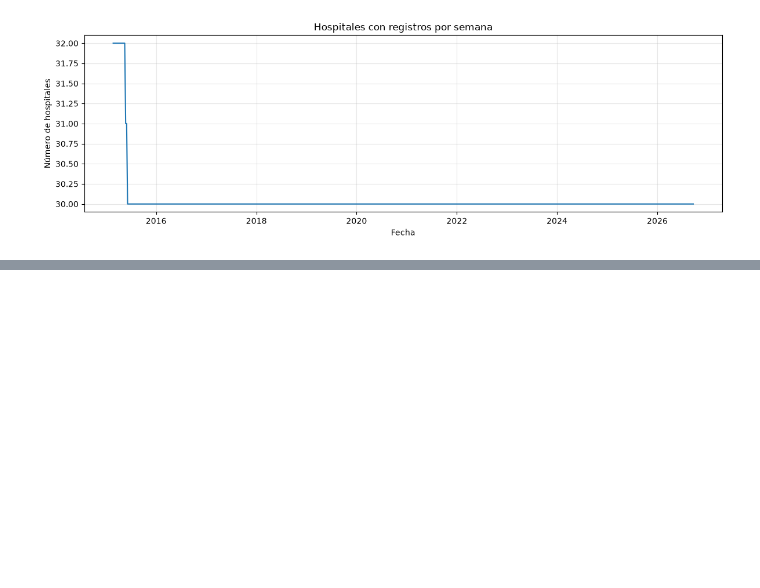
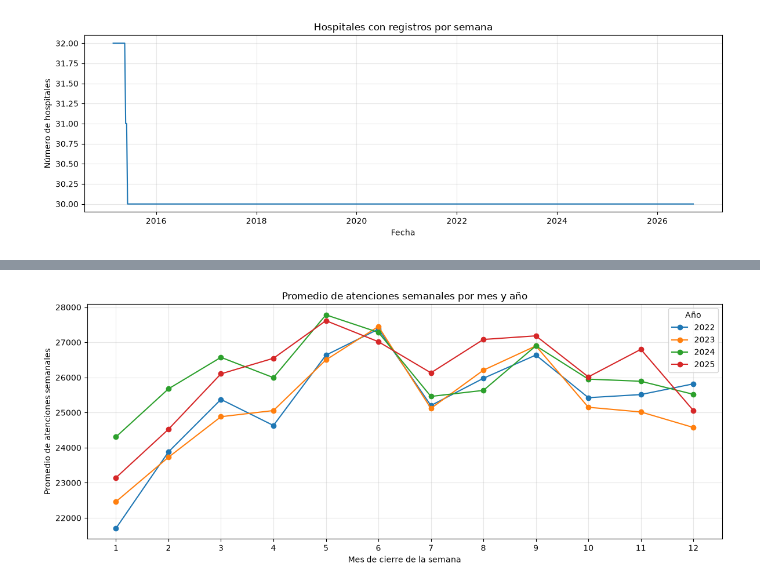
Before and after one commit to fernandatrevi/pronostico-demanda-urgencias, a Jupyter notebook: pronostico_urgencias.ipynb, the cells around one changed output, grey strips where cells are left out. Saved outputs shown, nothing was run; the diff lists cells and outputs as text; code cells hidden in the pictures; blank space fills up the shorter version.

Commit message:
Agregar resumen estadistico y explorar patrones estacionales

```diff
--- a/pronostico_urgencias.ipynb
+++ b/pronostico_urgencias.ipynb
@@ -174,0 +250,23 @@ La caída de 2020 no coincide con una reducción del número de centros registra
+# %%
+# Años completos recientes para explorar patrones mensuales
+datos_mensuales = demanda_semanal.loc["2022":"2025"].copy()
+datos_mensuales["Año"] = datos_mensuales.index.year
+datos_mensuales["Mes"] = datos_mensuales.index.month
+
+patron_mensual = datos_mensuales.pivot_table(
+    index="Mes",
+    columns="Año",
+    values="Atenciones",
+    aggfunc="mean"
+)
+
+patron_mensual.plot(figsize=(12, 5), marker="o")
+plt.title("Promedio de atenciones semanales por mes y año")
+plt.xlabel("Mes de cierre de la semana")
+plt.ylabel("Promedio de atenciones semanales")
+plt.xticks(range(1, 13))
+plt.grid(alpha=0.3)
+plt.tight_layout()
+plt.show()
+# %% [output]
+[figure, added]
```
Also changed, not shown: parts of 5 cells of this notebook.
